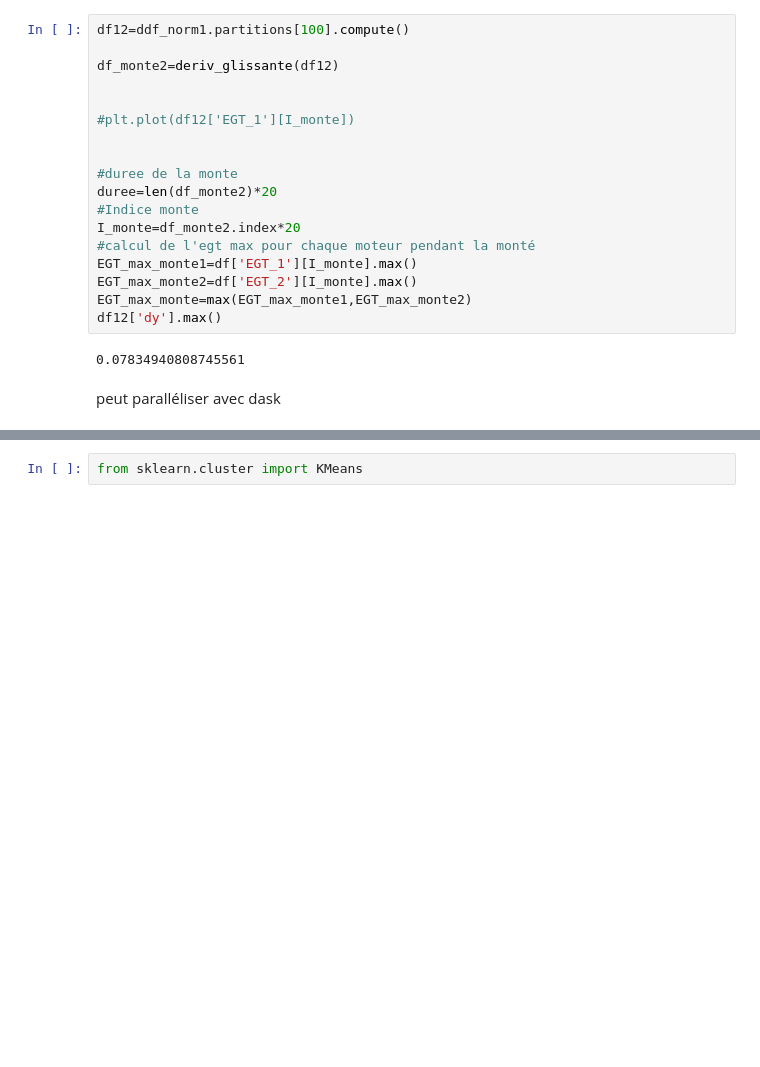
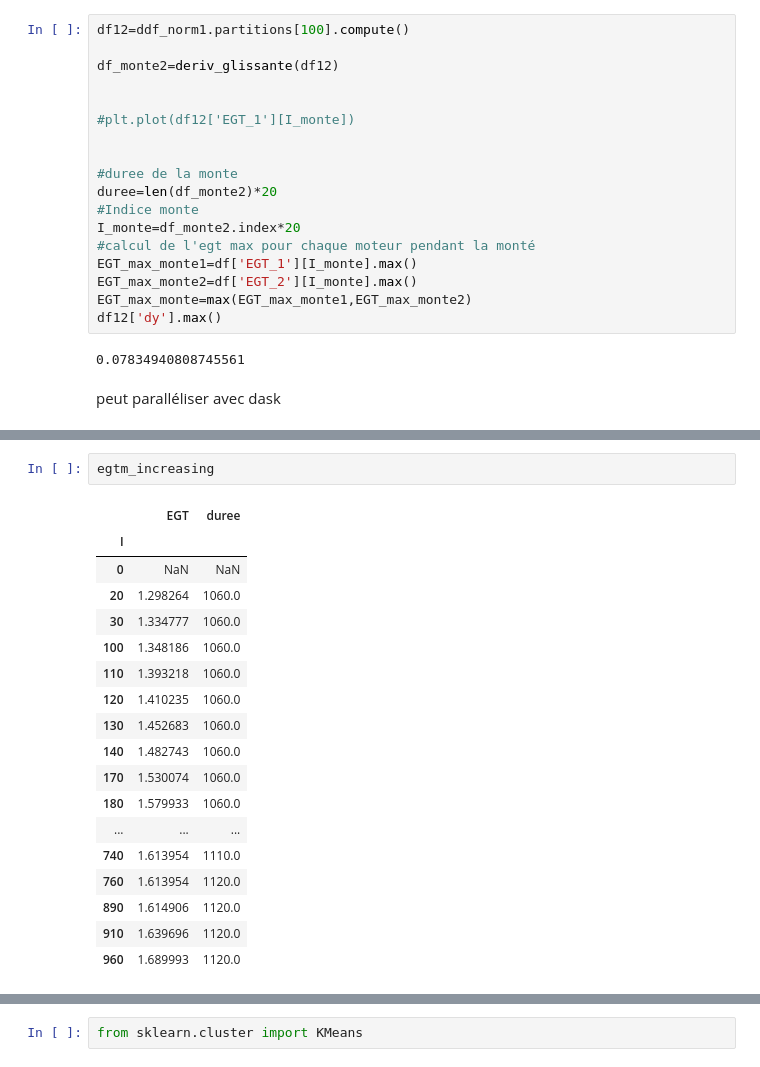
Before and after one commit to KrValentin/stats_descriptive_project, a Jupyter notebook: notebooks/Felix001.ipynb, the cells around one changed output, grey strips where cells are left out. Drawn from its saved outputs; the diff is of its cells as text; blank space fills up the shorter version.

```diff
--- a/notebooks/Felix001.ipynb
+++ b/notebooks/Felix001.ipynb
@@ -256,0 +250,21 @@ Vitesse_max
+# %%
+egtm_increasing
+# %% [output]
+|  | EGT | duree |
+| I |  |  |
+| 0 | NaN | NaN |
+| 20 | 1.298264 | 1060.0 |
+| 30 | 1.334777 | 1060.0 |
+| 100 | 1.348186 | 1060.0 |
+| 110 | 1.393218 | 1060.0 |
+| 120 | 1.410235 | 1060.0 |
+| 130 | 1.452683 | 1060.0 |
+| 140 | 1.482743 | 1060.0 |
+| 170 | 1.530074 | 1060.0 |
+| 180 | 1.579933 | 1060.0 |
+| ... | ... | ... |
+| 740 | 1.613954 | 1110.0 |
+| 760 | 1.613954 | 1120.0 |
+| 890 | 1.614906 | 1120.0 |
+| 910 | 1.639696 | 1120.0 |
+| 960 | 1.689993 | 1120.0 |
```
Also changed, not shown: parts of 14 cells of this notebook.
